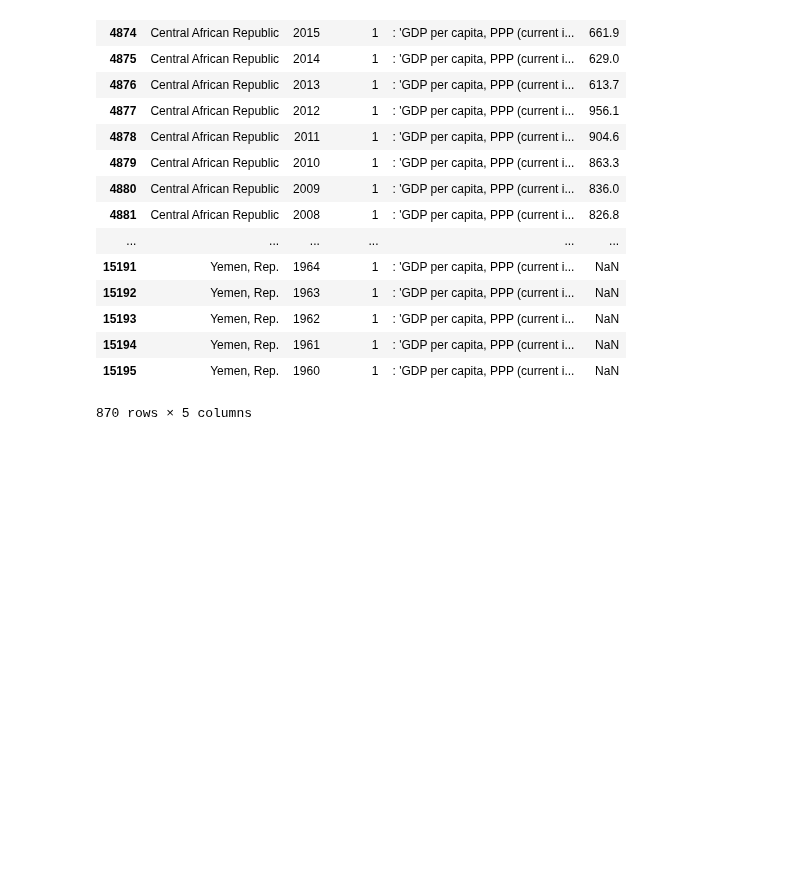
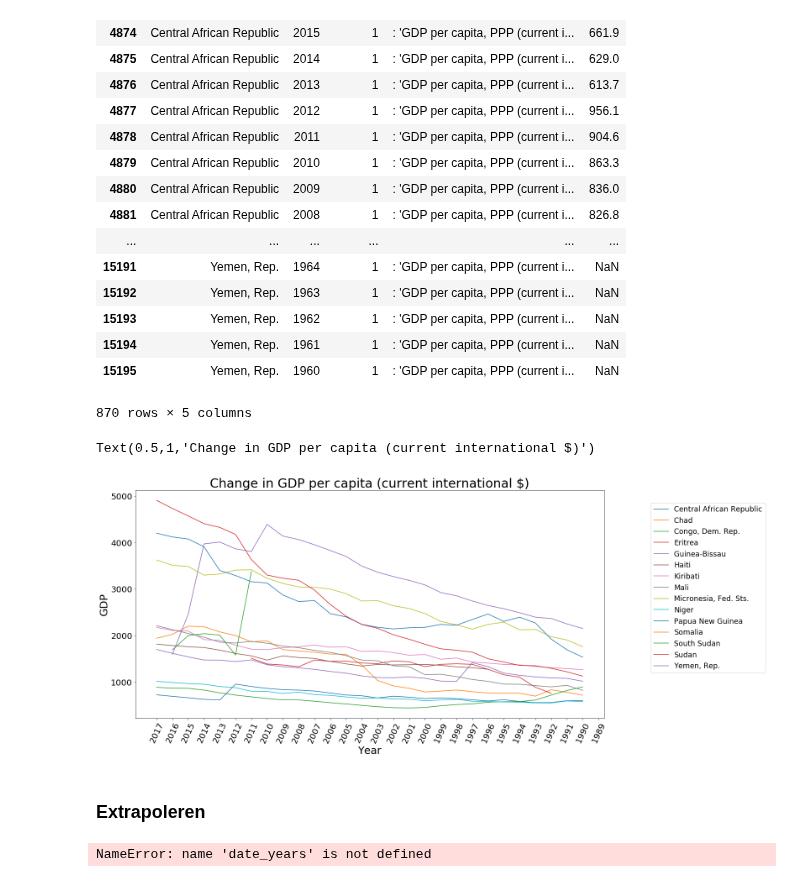
Before and after one commit to omar-d/EPA-WB-Equity, a Jupyter notebook: Deelvraag 3_GDP.ipynb, the cells around one changed output. Drawn from its saved outputs; the diff is of its cells as text; code cells hidden in the pictures; blank space fills up the shorter version.

```diff
--- a/Deelvraag 3_GDP.ipynb
+++ b/Deelvraag 3_GDP.ipynb
@@ -133,0 +178,20 @@ GDP_years
+# %%
+fig,ax = plt.subplots(figsize=(20, 10))
+
+for name in GDP_years["country"].unique():
+    ax.plot(GDP_years[GDP_years.country==name].date,GDP_years[GDP_years.country==name].value,label=name)
+
+#change size of legend
+ax.legend(loc=(1.1, 0.2), fontsize = 'xx-large')
+
+plt.xlabel("Year", fontsize = 25)
+plt.ylabel("GDP", fontsize = 25)
+plt.xticks(rotation = 65, fontsize = 20)
+plt.yticks(fontsize = 20)
+
+plt.title("Change in GDP per capita (current international $)", fontsize = 30)
+
+# tekst bij de lijnen.
+# %% [output]
+Text(0.5,1,'Change in GDP per capita (current international $)')
+[figure, added]
@@ -133,0 +225,36 @@ GDP_years
+# %% [markdown]
+### Extrapoleren
+# %%
+#extrapoleren
+
+#bonus assignment week 5
+
+# the degree of the fitting polynomial
+ndeg = 4
+ndate = len(date_years)
+
+# Use polyfit to find a fitting polynomial, i.e. with degree 3 or 4 (for my random data)
+# Poly will contain the coefficients of the found polynomial
+poly = np.polyfit( np.arange(ndate), value_years, ndeg)
+
+# x-values and y-values of the polyfit. The prediction looks one assignment further.
+# Use polyval to use the found coefficients in the polynomial
+x_pred = np.arange(ndate + 200)
+y_pred = np.polyval(poly, x_pred)
+
+# Plot both the orginal and the fitting function, including prediction
+plt.plot( np.arange(ndate) , value_years, color='Blue', label='??')
+#plt.plot( x_pred, y_pred, color='Green', label='!!')
+
+# plt.title('Average grades per assignment')
+# plt.xlabel('Assignment')
+# plt.ylabel('Grade')
+
+# Put a legend
+#plt.legend( loc=(1.02, 0.7) )
+
+# print("The predicted GDP of the next year is %.2f" % y_pred[ndate])
+
+# x_pred
+# %% [output]
+NameError: name 'date_years' is not defined
```
Also changed, not shown: parts of 8 cells of this notebook.
